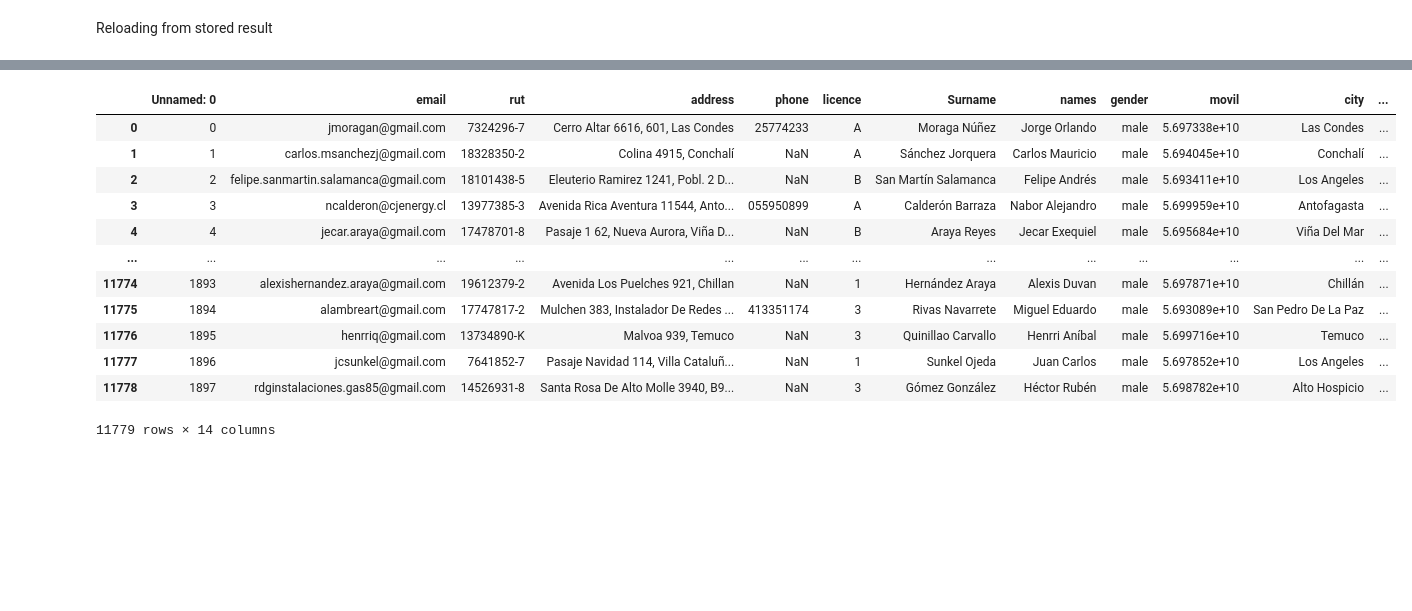
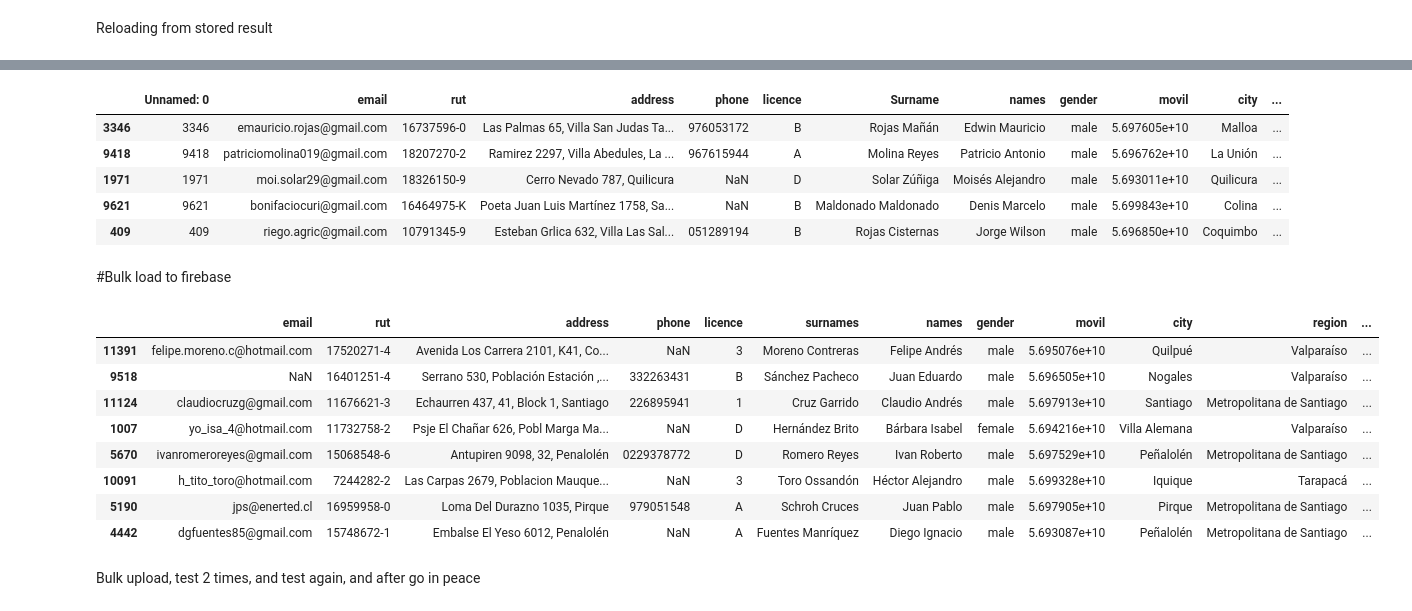
Before and after one commit to ccnmagnoo/colabs, a Jupyter notebook: sec_etl_professional.ipynb, the cells around one changed output, grey strips where cells are left out. Drawn from its saved outputs; the diff is of its cells as text; code cells hidden in the pictures; blank space fills up the shorter version.

Commit message:
bulk updload without validation

```diff
--- a/sec_etl_professional.ipynb
+++ b/sec_etl_professional.ipynb
@@ -378,5 +387,5 @@ memory usage: 1.4+ MB
 Reloading from stored result
 # %%
 reload_path = f'{PATH_GDRIVE}/sec_result.xlsx'
-reload = pd.read_excel(reload_path)
+reloaded = pd.read_excel(reload_path)
 # %% [markdown]
@@ -387,6 +395,0 @@ reload.loc[reload['Región']=='Valparaíso'].to_excel(result_path_v)
-# %%
-reload['Movil'] = reload['CELULAR'].str.replace(' ','')
-reload['Movil'] = reload['Movil'].str.replace('-','')
-reload['Movil'] = pd.to_numeric(reload['Movil'], errors='coerce').fillna(0).astype(int)
-reload['Movil'] = reload['Movil'].apply(lambda c:normalizePhone(c))
-reload.head(3)
@@ -398,36 +402,13 @@ reload.head(3)
 # %%
 #removing fat
-reload = reload.drop('NOMBRE',axis =1 )
-reload = reload.drop('CELULAR',axis =1 )
+reloaded = reloaded.drop('NOMBRE',axis =1 )
+reloaded = reload.drop('CELULAR',axis =1 )
-# %%
-#rename cols
-reload = reload.rename(columns = {
-    'CORREO ELECTRÓNICO':'email',
-    'RUT':'rut',
-    'DIRECCIÓN':'address',
-    'TELÉFONO':'phone',
-    'Nombres':'names',
-    'Apellidos':'Surname',
-    'LICENCIA CLASE':'licence',
-    'Comuna':'city',
-    'Región':'region',
-    'Categoría':'service',
-    'Nac Aprox':'birth',
-    'Movil':'movil'
-    })
 # %%
-reload
+reload.sample(5)
 # %% [output]
 |  | Unnamed: 0 | email | rut | address | phone | licence | Surname | names | gender | movil | city | ... |
-| 0 | 0 | jmoragan@gmail.com | 7324296-7 | Cerro Altar 6616, 601, Las Condes | 25774233 | A | Moraga Núñez | Jorge Orlando | male | 5.697338e+10 | Las Condes | ... |
-| 1 | 1 | carlos.msanchezj@gmail.com | 18328350-2 | Colina 4915, Conchalí | NaN | A | Sánchez Jorquera | Carlos Mauricio | male | 5.694045e+10 | Conchalí | ... |
-| 2 | 2 | felipe.sanmartin.salamanca@gmail.com | 18101438-5 | Eleuterio Ramirez 1241, Pobl. 2 D... | NaN | B | San Martín Salamanca | Felipe Andrés | male | 5.693411e+10 | Los Angeles | ... |
-| 3 | 3 | ncalderon@cjenergy.cl | 13977385-3 | Avenida Rica Aventura 11544, Anto... | 055950899 | A | Calderón Barraza | Nabor Alejandro | male | 5.699959e+10 | Antofagasta | ... |
-| 4 | 4 | jecar.araya@gmail.com | 17478701-8 | Pasaje 1 62, Nueva Aurora, Viña D... | NaN | B | Araya Reyes | Jecar Exequiel | male | 5.695684e+10 | Viña Del Mar | ... |
-| ... | ... | ... | ... | ... | ... | ... | ... | ... | ... | ... | ... | ... |
-| 11774 | 1893 | alexishernandez.araya@gmail.com | 19612379-2 | Avenida Los Puelches 921, Chillan | NaN | 1 | Hernández Araya | Alexis Duvan | male | 5.697871e+10 | Chillán | ... |
-| 11775 | 1894 | alambreart@gmail.com | 17747817-2 | Mulchen 383, Instalador De Redes ... | 413351174 | 3 | Rivas Navarrete | Miguel Eduardo | male | 5.693089e+10 | San Pedro De La Paz | ... |
-| 11776 | 1895 | henrriq@gmail.com | 13734890-K | Malvoa 939, Temuco | NaN | 3 | Quinillao Carvallo | Henrri Aníbal | male | 5.699716e+10 | Temuco | ... |
-| 11777 | 1896 | jcsunkel@gmail.com | 7641852-7 | Pasaje Navidad 114, Villa Cataluñ... | NaN | 1 | Sunkel Ojeda | Juan Carlos | male | 5.697852e+10 | Los Angeles | ... |
-| 11778 | 1897 | rdginstalaciones.gas85@gmail.com | 14526931-8 | Santa Rosa De Alto Molle 3940, B9... | NaN | 3 | Gómez González | Héctor Rubén | male | 5.698782e+10 | Alto Hospicio | ... |
+| 3346 | 3346 | emauricio.rojas@gmail.com | 16737596-0 | Las Palmas 65, Villa San Judas Ta... | 976053172 | B | Rojas Mañán | Edwin Mauricio | male | 5.697605e+10 | Malloa | ... |
+| 9418 | 9418 | patriciomolina019@gmail.com | 18207270-2 | Ramirez 2297, Villa Abedules, La ... | 967615944 | A | Molina Reyes | Patricio Antonio | male | 5.696762e+10 | La Unión | ... |
+| 1971 | 1971 | moi.solar29@gmail.com | 18326150-9 | Cerro Nevado 787, Quilicura | NaN | D | Solar Zúñiga | Moisés Alejandro | male | 5.693011e+10 | Quilicura | ... |
+| 9621 | 9621 | bonifaciocuri@gmail.com | 16464975-K | Poeta Juan Luis Martínez 1758, Sa... | NaN | B | Maldonado Maldonado | Denis Marcelo | male | 5.699843e+10 | Colina | ... |
+| 409 | 409 | riego.agric@gmail.com | 10791345-9 | Esteban Grlica 632, Villa Las Sal... | 051289194 | B | Rojas Cisternas | Jorge Wilson | male | 5.696850e+10 | Coquimbo | ... |
-11779 rows × 14 columns
@@ -433,0 +417,2 @@ reload
+# %% [markdown]
+#Bulk load to firebase
@@ -433,0 +429,15 @@ reload
+# %%
+#sec_result reload
+source_path = '/content/drive/MyDrive/MinEnergia/99.Data/GenderEquality/sec_result.xlsx'
+source = pd.read_excel(source_path)
+source.sample(8)
+# %% [output]
+|  | email | rut | address | phone | licence | surnames | names | gender | movil | city | region | ... |
+| 11391 | felipe.moreno.c@hotmail.com | 17520271-4 | Avenida Los Carrera 2101, K41, Co... | NaN | 3 | Moreno Contreras | Felipe Andrés | male | 5.695076e+10 | Quilpué | Valparaíso | ... |
+| 9518 | NaN | 16401251-4 | Serrano 530, Población Estación ,... | 332263431 | B | Sánchez Pacheco | Juan Eduardo | male | 5.696505e+10 | Nogales | Valparaíso | ... |
+| 11124 | claudiocruzg@gmail.com | 11676621-3 | Echaurren 437, 41, Block 1, Santiago | 226895941 | 1 | Cruz Garrido | Claudio Andrés | male | 5.697913e+10 | Santiago | Metropolitana de Santiago | ... |
+| 1007 | yo_isa_4@hotmail.com | 11732758-2 | Psje El Chañar 626, Pobl Marga Ma... | NaN | D | Hernández Brito | Bárbara Isabel | female | 5.694216e+10 | Villa Alemana | Valparaíso | ... |
+| 5670 | ivanromeroreyes@gmail.com | 15068548-6 | Antupiren 9098, 32, Penalolén | 0229378772 | D | Romero Reyes | Ivan Roberto | male | 5.697529e+10 | Peñalolén | Metropolitana de Santiago | ... |
+| 10091 | h_tito_toro@hotmail.com | 7244282-2 | Las Carpas 2679, Poblacion Mauque... | NaN | 3 | Toro Ossandón | Héctor Alejandro | male | 5.699328e+10 | Iquique | Tarapacá | ... |
+| 5190 | jps@enerted.cl | 16959958-0 | Loma Del Durazno 1035, Pirque | 979051548 | A | Schroh Cruces | Juan Pablo | male | 5.697905e+10 | Pirque | Metropolitana de Santiago | ... |
+| 4442 | dgfuentes85@gmail.com | 15748672-1 | Embalse El Yeso 6012, Penalolén | NaN | A | Fuentes Manríquez | Diego Ignacio | male | 5.693087e+10 | Peñalolén | Metropolitana de Santiago | ... |
@@ -433,0 +469,2 @@ reload
+# %% [markdown]
+Bulk upload, test 2 times, and test again, and after go in peace
```
Also changed, not shown: parts of 14 cells of this notebook.
